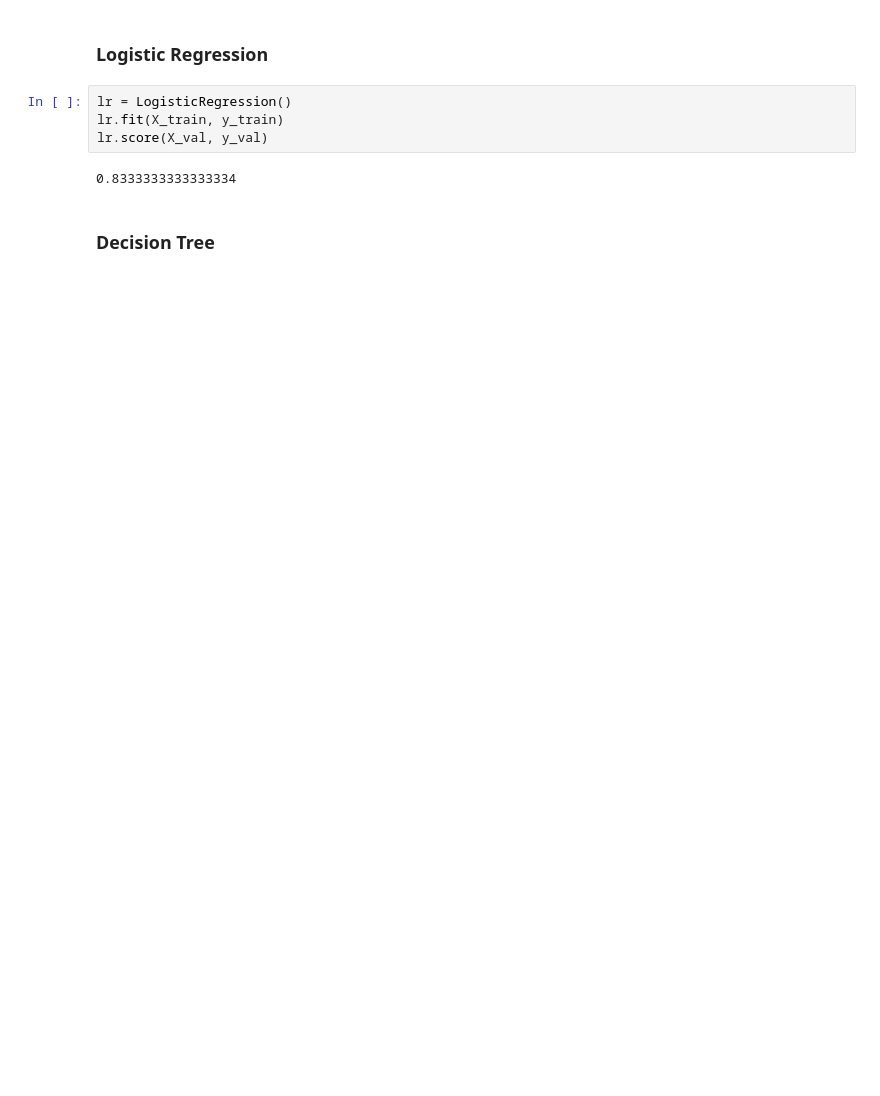
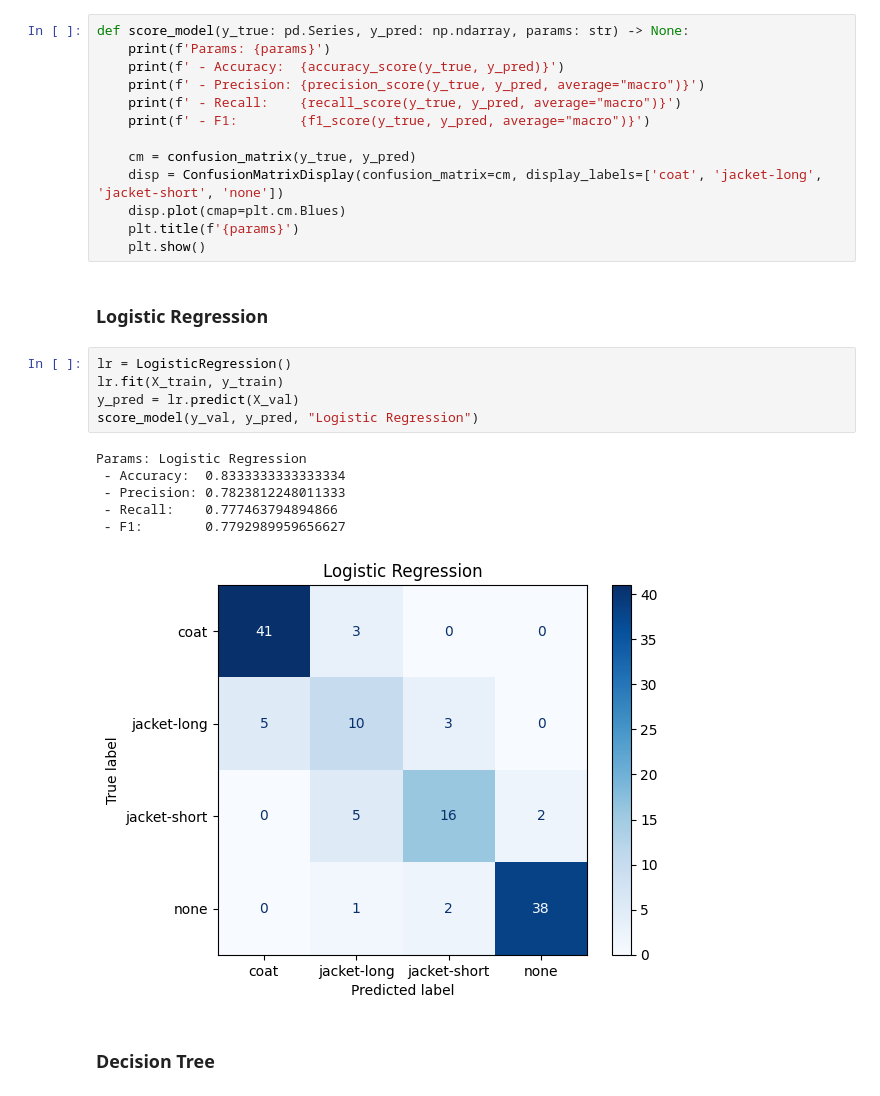
Before and after one commit to tikkikkit21/WeatherML, a Jupyter notebook: research.ipynb, the cells around one changed output. Saved outputs shown, nothing was run; the diff lists cells and outputs as text; blank space fills up the shorter version.

Commit message:
Add confusion matrix and precision/recall/F1
Resolves #7

```diff
--- a/research.ipynb
+++ b/research.ipynb
@@ -321,11 +326,30 @@ Test size: 63
+# %%
+def score_model(y_true: pd.Series, y_pred: np.ndarray, params: str) -> None:
+    print(f'Params: {params}')
+    print(f' - Accuracy:  {accuracy_score(y_true, y_pred)}')
+    print(f' - Precision: {precision_score(y_true, y_pred, average="macro")}')
+    print(f' - Recall:    {recall_score(y_true, y_pred, average="macro")}')
+    print(f' - F1:        {f1_score(y_true, y_pred, average="macro")}')
+
+    cm = confusion_matrix(y_true, y_pred)
+    disp = ConfusionMatrixDisplay(confusion_matrix=cm, display_labels=['coat', 'jacket-long', 'jacket-short', 'none'])
+    disp.plot(cmap=plt.cm.Blues)
+    plt.title(f'{params}')
+    plt.show()
 # %% [markdown]
 ### Logistic Regression
 # %%
 lr = LogisticRegression()
 lr.fit(X_train, y_train)
-lr.score(X_val, y_val)
+y_pred = lr.predict(X_val)
+score_model(y_val, y_pred, "Logistic Regression")
 # %% [output]
-0.8333333333333334
+Params: Logistic Regression
+ - Accuracy:  0.8333333333333334
+ - Precision: 0.7823812248011333
+ - Recall:    0.777463794894866
+ - F1:        0.7792989959656627
+[figure, added]
 # %% [markdown]
 ### Decision Tree
 # %%
```
Also changed, not shown: parts of 5 cells of this notebook.
